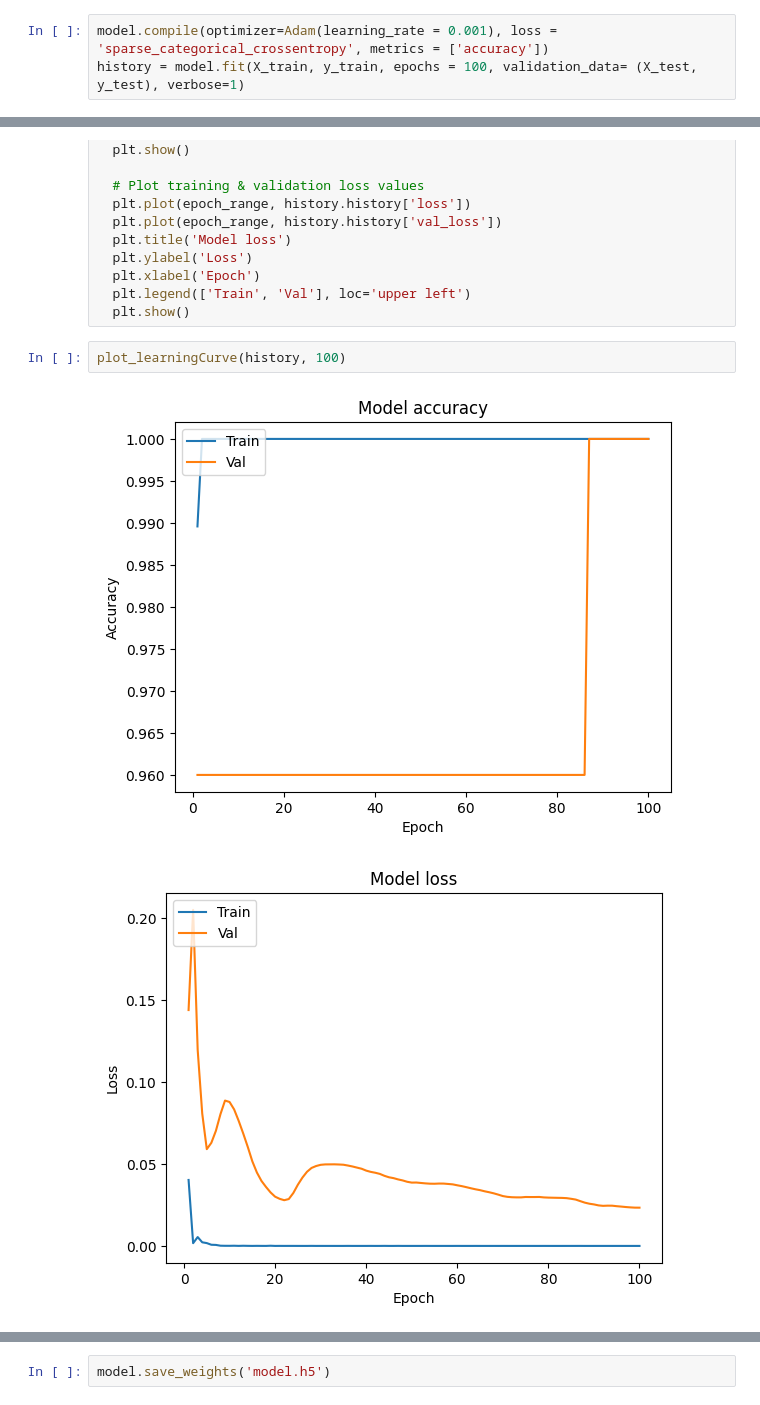
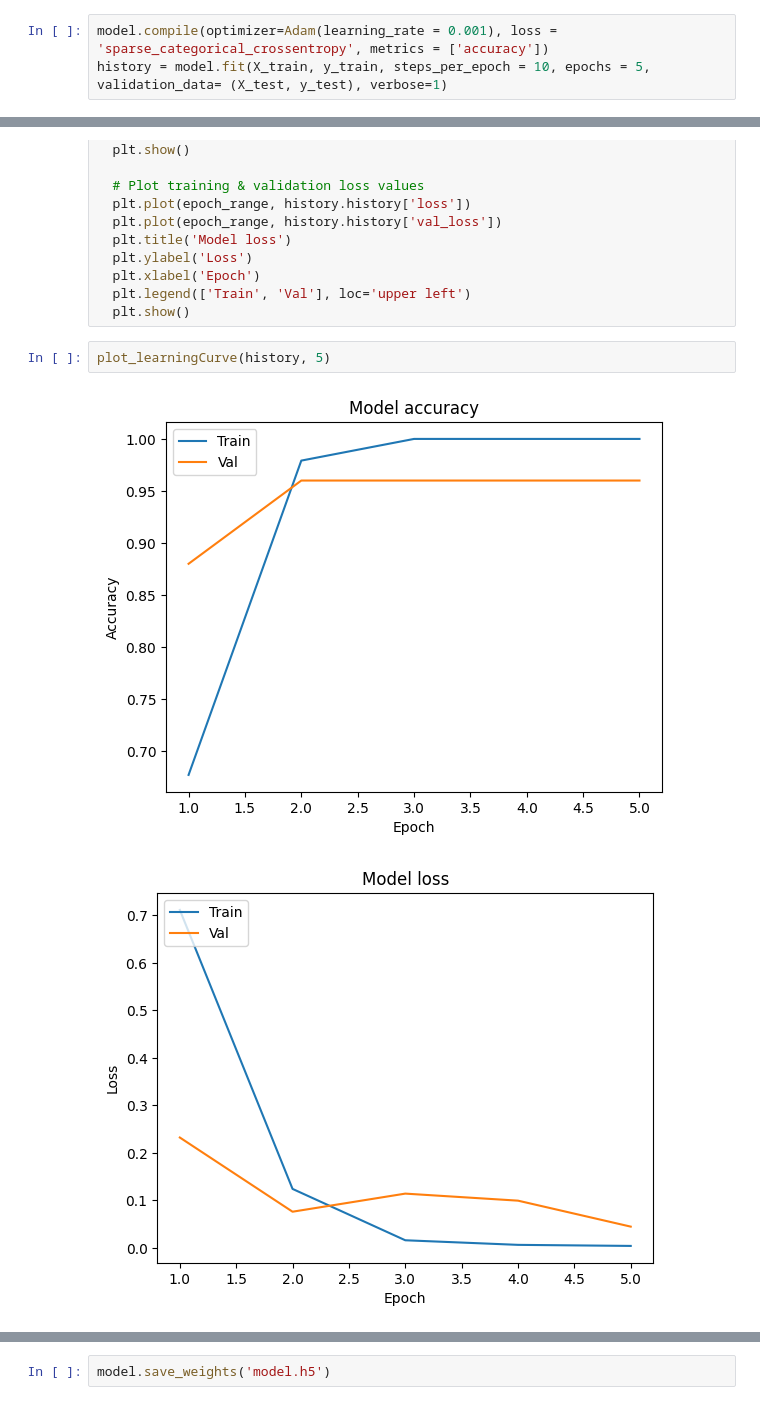
Before and after one commit to csabakoos/projektmunka, a Jupyter notebook: notebooks/model_generator/model_generator.ipynb, the cells around one changed output, grey strips where cells are left out. Drawn from its saved outputs; the diff is of its cells as text.

```diff
--- a/notebooks/model_generator/model_generator.ipynb
+++ b/notebooks/model_generator/model_generator.ipynb
@@ -240,5 +269,5 @@ model.add(Dropout(0.5))
 model.add(Dense(6, activation='softmax'))
 # %%
 model.compile(optimizer=Adam(learning_rate = 0.001), loss = 'sparse_categorical_crossentropy', metrics = ['accuracy'])
-history = model.fit(X_train, y_train, epochs = 100, validation_data= (X_test, y_test), verbose=1)
+history = model.fit(X_train, y_train, steps_per_epoch = 10, epochs = 5, validation_data= (X_test, y_test), verbose=1)
 # %% [output]
@@ -285,10 +304,10 @@ def plot_learningCurve(history, epochs):
   plt.legend(['Train', 'Val'], loc='upper left')
   plt.show()
 # %%
-plot_learningCurve(history, 100)
+plot_learningCurve(history, 5)
 # %% [output]
-[figure, old version]
+[figure, new version]
-[figure, old version]
+[figure, new version]
 # %%
 model.summary()
 # %% [output]
```
Also changed, not shown: parts of 15 cells of this notebook, 5 other files.
